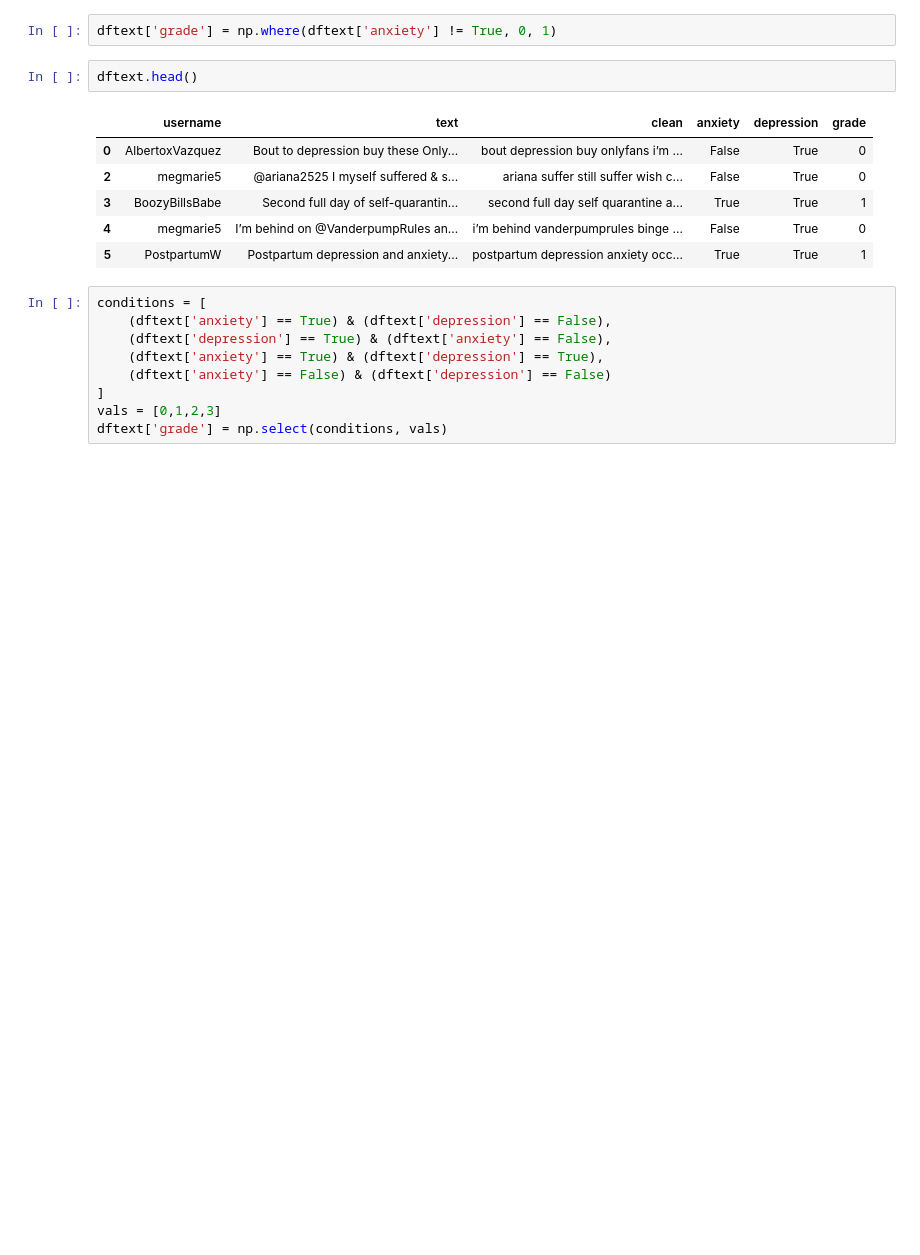
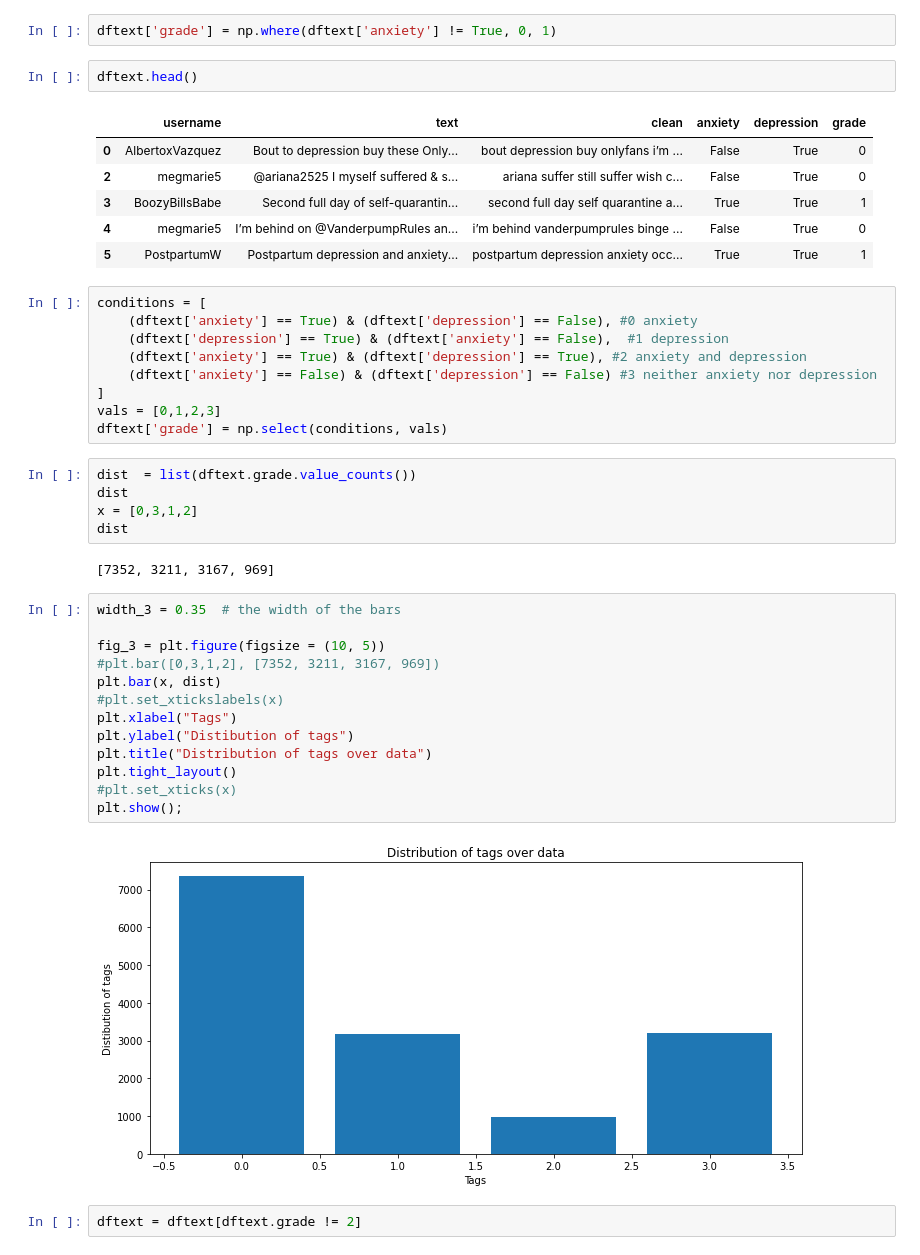
Before and after one commit to edwardsrk/depression-anxiety-tweets, a Jupyter notebook: Depression and Anxiety in Tweets.ipynb, the cells around one changed output. Drawn from its saved outputs; the diff is of its cells as text; blank space fills up the shorter version.

```diff
--- a/Depression and Anxiety in Tweets.ipynb
+++ b/Depression and Anxiety in Tweets.ipynb
@@ -783,13 +783,37 @@ dftext.head()
 | 5 | PostpartumW | Postpartum depression and anxiety... | postpartum depression anxiety occ... | True | True | 1 |
 # %%
 conditions = [
-    (dftext['anxiety'] == True) & (dftext['depression'] == False),
-    (dftext['depression'] == True) & (dftext['anxiety'] == False),
-    (dftext['anxiety'] == True) & (dftext['depression'] == True),
-    (dftext['anxiety'] == False) & (dftext['depression'] == False)
+    (dftext['anxiety'] == True) & (dftext['depression'] == False), #0 anxiety
+    (dftext['depression'] == True) & (dftext['anxiety'] == False),  #1 depression
+    (dftext['anxiety'] == True) & (dftext['depression'] == True), #2 anxiety and depression
+    (dftext['anxiety'] == False) & (dftext['depression'] == False) #3 neither anxiety nor depression
 ]
 vals = [0,1,2,3]
 dftext['grade'] = np.select(conditions, vals)
+# %%
+dist  = list(dftext.grade.value_counts())
+dist
+x = [0,3,1,2]
+dist
+# %% [output]
+[7352, 3211, 3167, 969]
+# %%
+width_3 = 0.35  # the width of the bars
+
+fig_3 = plt.figure(figsize = (10, 5))
+#plt.bar([0,3,1,2], [7352, 3211, 3167, 969])
+plt.bar(x, dist)
+#plt.set_xtickslabels(x)
+plt.xlabel("Tags")
+plt.ylabel("Distibution of tags")
+plt.title("Distribution of tags over data")
+plt.tight_layout()
+#plt.set_xticks(x)
+plt.show();
+# %% [output]
+[figure, added]
+# %%
+dftext = dftext[dftext.grade != 2]
 # %%
 dftext.grade.value_counts()
 # %% [output]
```
Also changed, not shown: parts of 3 cells of this notebook.
